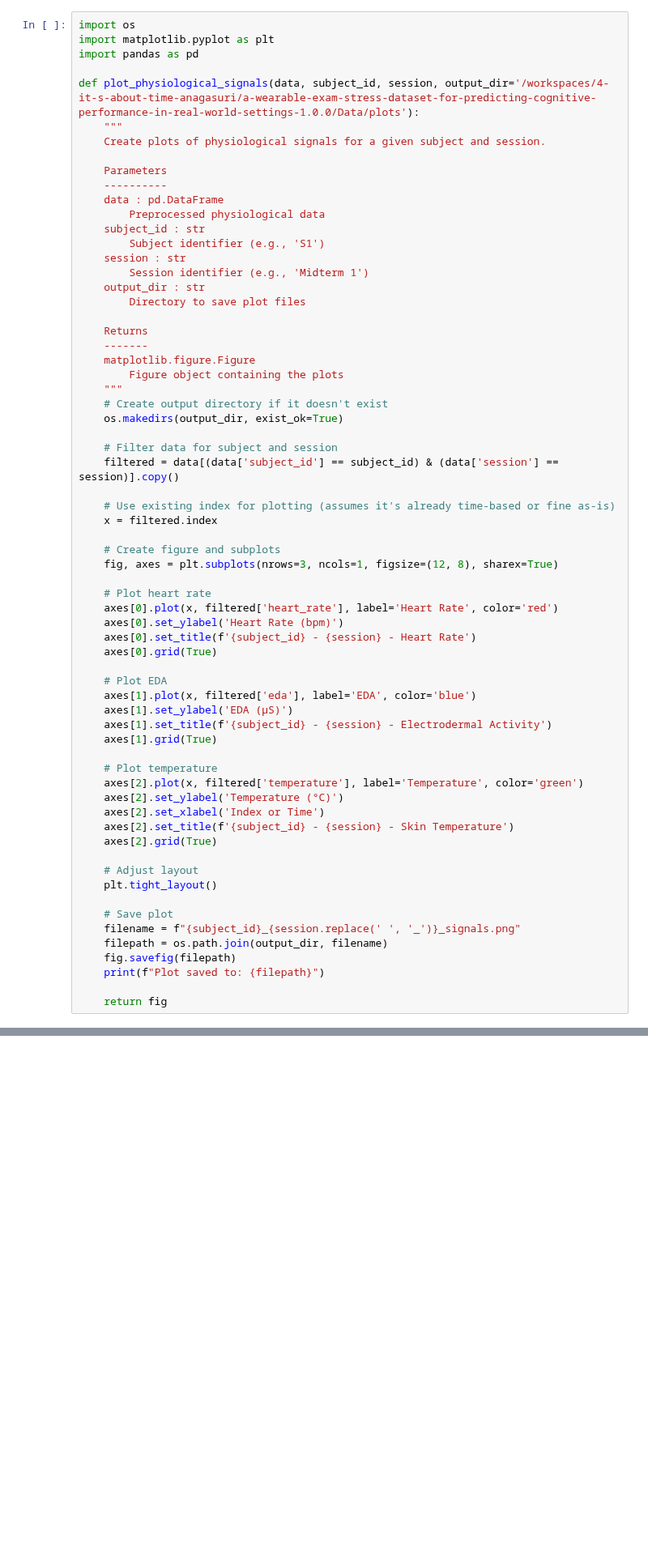
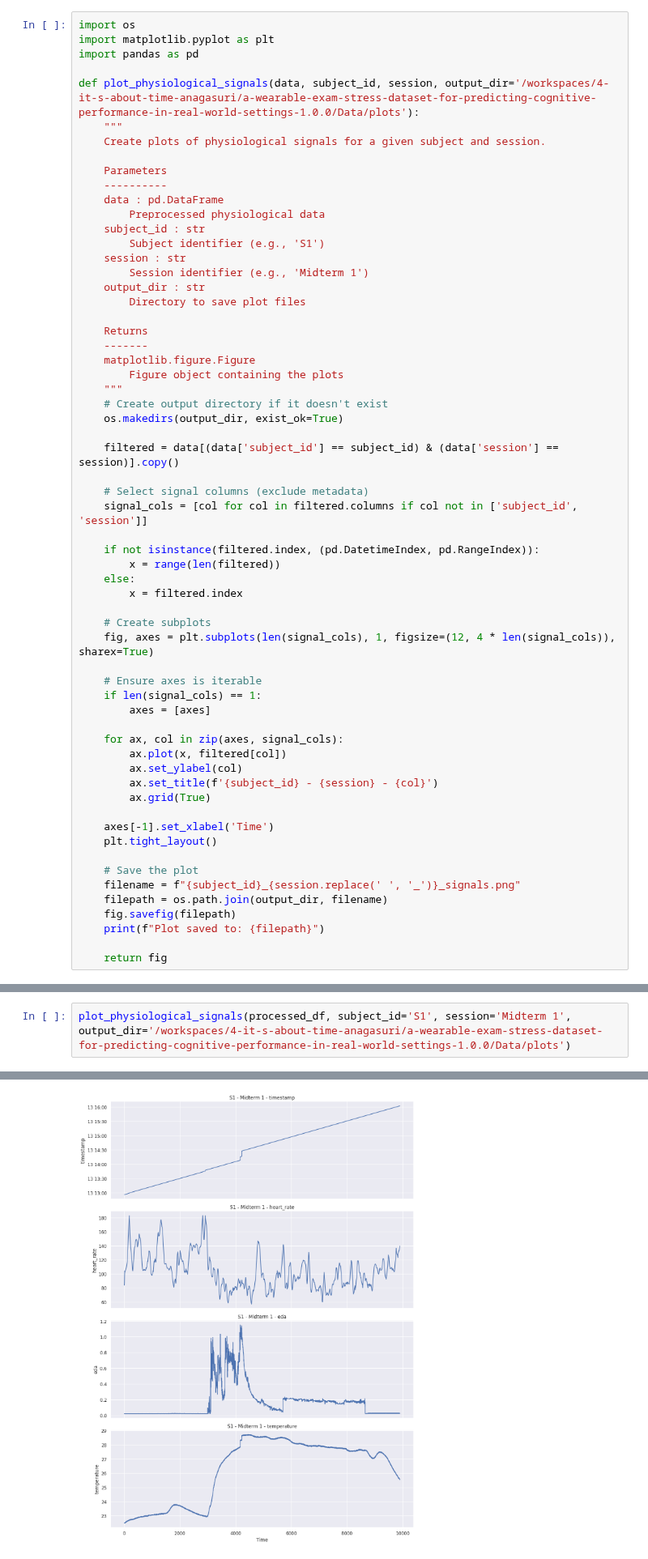
Before and after one commit to UCSF-DataSci/4-it-s-about-time-anagasuri, a Jupyter notebook: part1_exploration.ipynb, the cells around one changed output, grey strips where cells are left out. Shown at 81% size. Cells and saved outputs as stored; diff of their text form; blank space fills up the shorter version.

```diff
--- a/part1_exploration.ipynb
+++ b/part1_exploration.ipynb
@@ -241,38 +260,33 @@ def plot_physiological_signals(data, subject_id, session, output_dir='/workspace
     # Create output directory if it doesn't exist
     os.makedirs(output_dir, exist_ok=True)
 
-    # Filter data for subject and session
     filtered = data[(data['subject_id'] == subject_id) & (data['session'] == session)].copy()
 
-    # Use existing index for plotting (assumes it's already time-based or fine as-is)
-    x = filtered.index
+    # Select signal columns (exclude metadata)
+    signal_cols = [col for col in filtered.columns if col not in ['subject_id', 'session']]
 
-    # Create figure and subplots
-    fig, axes = plt.subplots(nrows=3, ncols=1, figsize=(12, 8), sharex=True)
+    if not isinstance(filtered.index, (pd.DatetimeIndex, pd.RangeIndex)):
+        x = range(len(filtered))
+    else:
+        x = filtered.index
 
-    # Plot heart rate
-    axes[0].plot(x, filtered['heart_rate'], label='Heart Rate', color='red')
-    axes[0].set_ylabel('Heart Rate (bpm)')
-    axes[0].set_title(f'{subject_id} - {session} - Heart Rate')
-    axes[0].grid(True)
+    # Create subplots
+    fig, axes = plt.subplots(len(signal_cols), 1, figsize=(12, 4 * len(signal_cols)), sharex=True)
 
-    # Plot EDA
-    axes[1].plot(x, filtered['eda'], label='EDA', color='blue')
-    axes[1].set_ylabel('EDA (µS)')
-    axes[1].set_title(f'{subject_id} - {session} - Electrodermal Activity')
-    axes[1].grid(True)
+    # Ensure axes is iterable
+    if len(signal_cols) == 1:
+        axes = [axes]
 
-    # Plot temperature
-    axes[2].plot(x, filtered['temperature'], label='Temperature', color='green')
-    axes[2].set_ylabel('Temperature (°C)')
-    axes[2].set_xlabel('Index or Time')
-    axes[2].set_title(f'{subject_id} - {session} - Skin Temperature')
-    axes[2].grid(True)
+    for ax, col in zip(axes, signal_cols):
+        ax.plot(x, filtered[col])
+        ax.set_ylabel(col)
+        ax.set_title(f'{subject_id} - {session} - {col}')
+        ax.grid(True)
 
-    # Adjust layout
+    axes[-1].set_xlabel('Time')
     plt.tight_layout()
 
-    # Save plot
+    # Save the plot
     filename = f"{subject_id}_{session.replace(' ', '_')}_signals.png"
     filepath = os.path.join(output_dir, filename)
     fig.savefig(filepath)
@@ -287,0 +296,3 @@ Plot saved to: /workspaces/4-it-s-about-time-anagasuri/a-wearable-exam-stress-da
+# %%
+plot_physiological_signals(processed_df, subject_id='S1', session='Midterm 1', output_dir='/workspaces/4-it-s-about-time-anagasuri/a-wearable-exam-stress-dataset-for-predicting-cognitive-performance-in-real-world-settings-1.0.0/Data/plots')
+# %% [output]
@@ -287,0 +300 @@ Plot saved to: /workspaces/4-it-s-about-time-anagasuri/a-wearable-exam-stress-da
+[figure, added]
```
Also changed, not shown: parts of 4 cells of this notebook, 1 other file.
